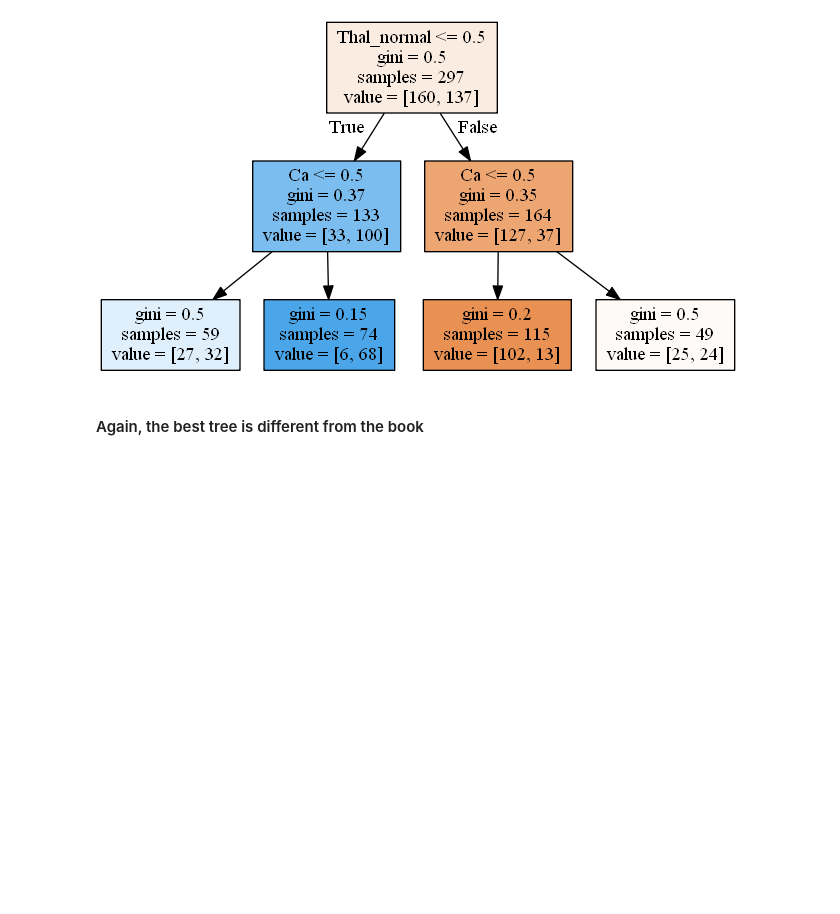
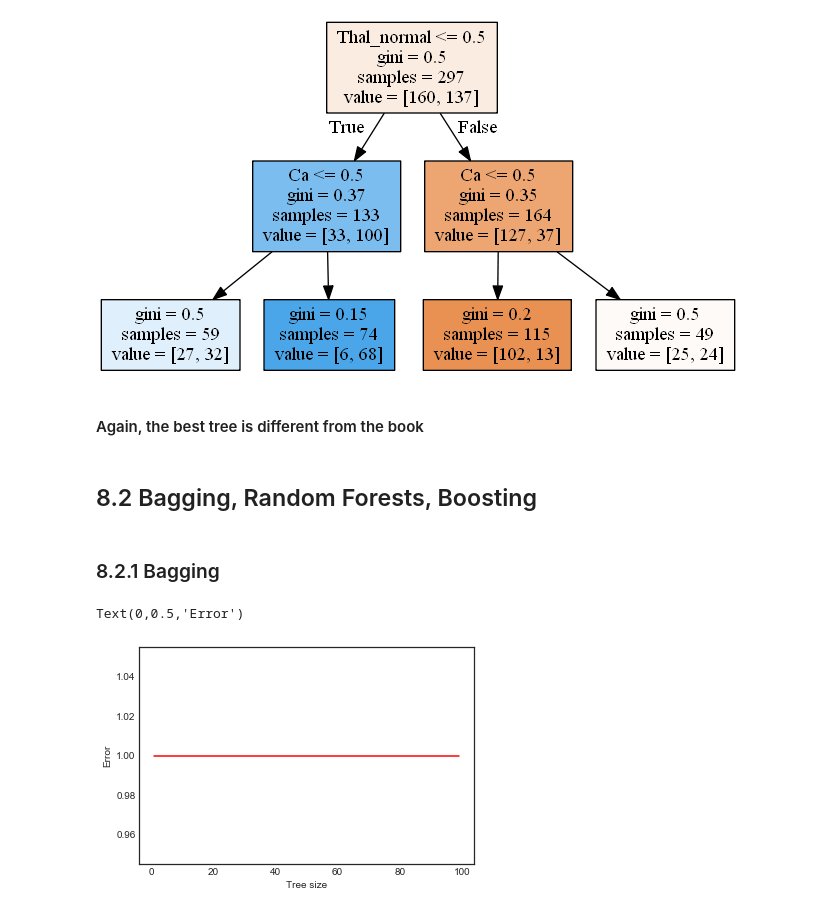
Before and after one commit to pedvide/ISLR_Python, a Jupyter notebook: Chapter8_Tree_Based_Methods.ipynb, the cells around one changed output. Drawn from its saved outputs; the diff is of its cells as text; code cells hidden in the pictures; blank space fills up the shorter version.

Commit message:
first atempt at bagging

```diff
--- a/Chapter8_Tree_Based_Methods.ipynb
+++ b/Chapter8_Tree_Based_Methods.ipynb
@@ -198,3 +198,7 @@ plot_tree(DecisionTreeClassifier(max_leaf_nodes=best_min_leafs).fit(X,y), X.colu
 [figure]
 # %% [markdown]
 #### Again, the best tree is different from the book
+# %% [markdown]
+## 8.2 Bagging, Random Forests, Boosting
+# %% [markdown]
+### 8.2.1 Bagging
@@ -200,0 +208,18 @@ plot_tree(DecisionTreeClassifier(max_leaf_nodes=best_min_leafs).fit(X,y), X.colu
+# %%
+scores = []
+trees_number = range(1, 100)
+for B in trees_number:
+    clf_bag = BaggingClassifier(DecisionTreeClassifier(), n_estimators=B, oob_score=True)
+    scores.append(clf_bag.oob_score)
+    # this is computationally expensive
+    # sc = 1-cross_val_score(clf_bag, X, y, cv=5)
+    # scores.append((sc.mean(), sc.std()))
+scores = np.array(scores)
+# %%
+plt.plot(trees_number, scores, 'r')
+#plt.fill_between(trees_number, scores[:,0]+scores[:,1], scores[:,0]-scores[:,1], alpha=0.3)
+plt.xlabel('Tree size')
+plt.ylabel('Error')
+# %% [output]
+Text(0,0.5,'Error')
+[figure, added]
```
Also changed, not shown: parts of 4 cells of this notebook.
